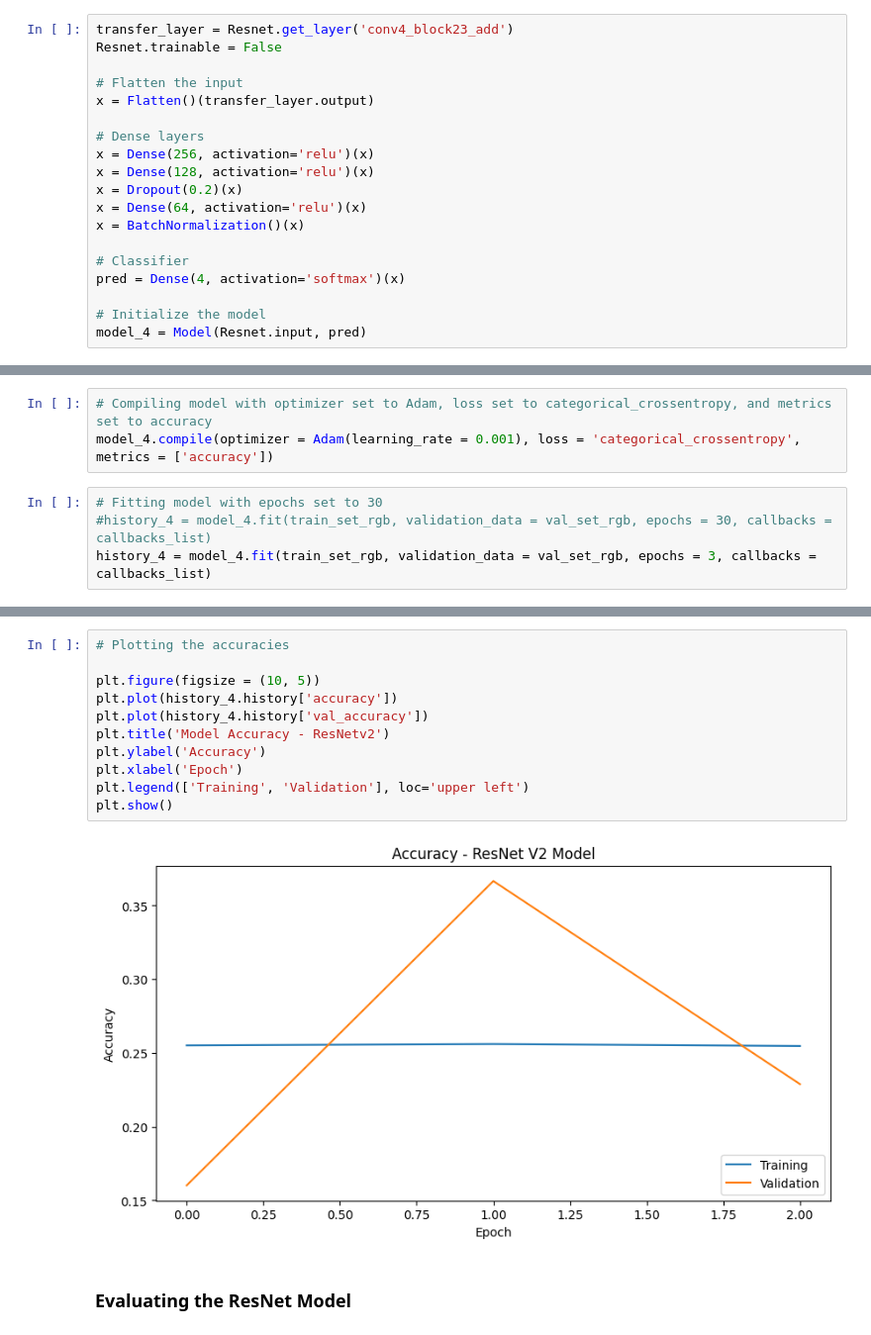
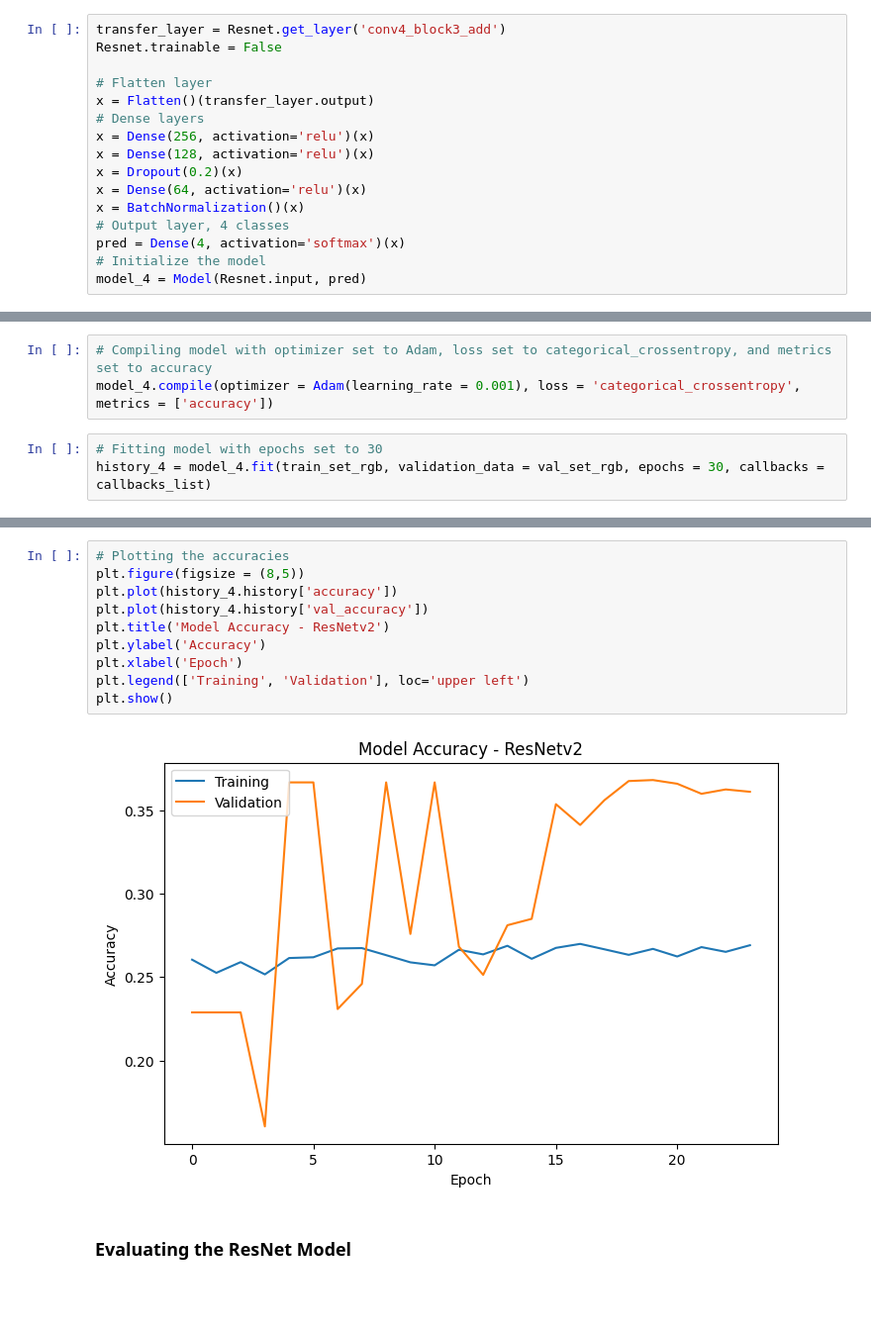
Before and after one commit to jeffstearns22/CapStone, a Jupyter notebook: JS_Capstone_FER.ipynb, the cells around one changed output, grey strips where cells are left out. Shown at 99% size. Cells and saved outputs as stored; diff of their text form; blank space fills up the shorter version.

```diff
--- a/JS_Capstone_FER.ipynb
+++ b/JS_Capstone_FER.ipynb
@@ -914,20 +841,17 @@ We have imported the ResNet v2 model up to layer 'conv_block23_add', as this has
 # %%
-transfer_layer = Resnet.get_layer('conv4_block23_add')
+transfer_layer = Resnet.get_layer('conv4_block3_add')
 Resnet.trainable = False
 
-# Flatten the input
+# Flatten layer
 x = Flatten()(transfer_layer.output)
-
 # Dense layers
 x = Dense(256, activation='relu')(x)
 x = Dense(128, activation='relu')(x)
 x = Dropout(0.2)(x)
 x = Dense(64, activation='relu')(x)
 x = BatchNormalization()(x)
-
-# Classifier
+# Output layer, 4 classes
 pred = Dense(4, activation='softmax')(x)
-
 # Initialize the model
 model_4 = Model(Resnet.input, pred)
 # %% [markdown]
@@ -956,6 +880,5 @@ callbacks_list = [checkpoint, early_stopping, reduce_learningrate]
 model_4.compile(optimizer = Adam(learning_rate = 0.001), loss = 'categorical_crossentropy', metrics = ['accuracy'])
 # %%
 # Fitting model with epochs set to 30
-#history_4 = model_4.fit(train_set_rgb, validation_data = val_set_rgb, epochs = 30, callbacks = callbacks_list)
-history_4 = model_4.fit(train_set_rgb, validation_data = val_set_rgb, epochs = 3, callbacks = callbacks_list)
+history_4 = model_4.fit(train_set_rgb, validation_data = val_set_rgb, epochs = 30, callbacks = callbacks_list)
 # %% [output]
@@ -971,16 +902,15 @@ Epoch 3: val_accuracy did not improve from 0.36669
 # %%
 # Plotting the accuracies
-
-plt.figure(figsize = (10, 5))
+plt.figure(figsize = (8,5))
 plt.plot(history_4.history['accuracy'])
 plt.plot(history_4.history['val_accuracy'])
 plt.title('Model Accuracy - ResNetv2')
 plt.ylabel('Accuracy')
 plt.xlabel('Epoch')
 plt.legend(['Training', 'Validation'], loc='upper left')
 plt.show()
 # %% [output]
-[figure, old version]
+[figure, new version]
 # %% [markdown]
 ### **Evaluating the ResNet Model**
 # %%
```
Also changed, not shown: parts of 96 cells of this notebook.
